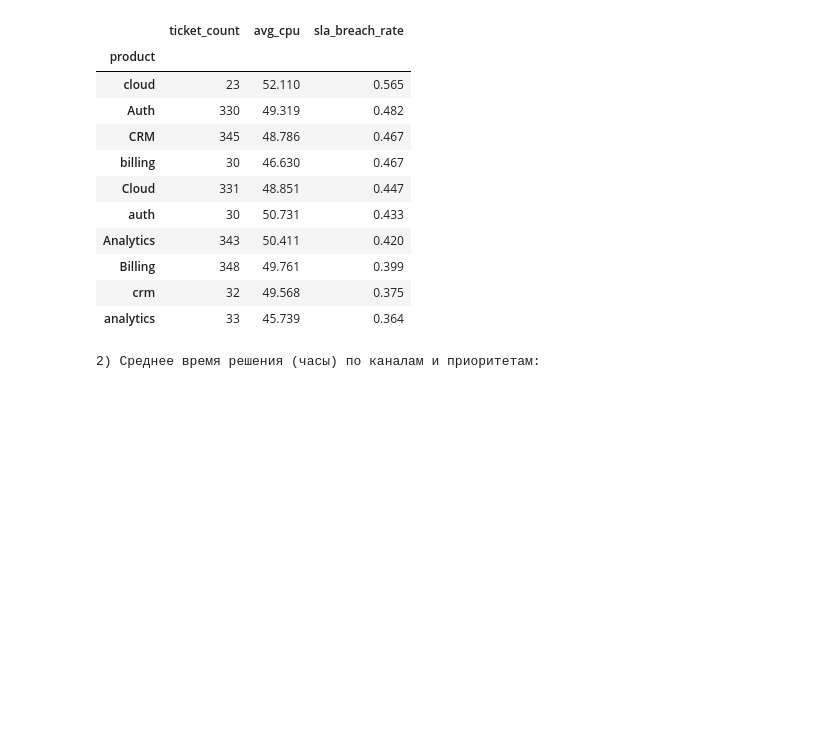
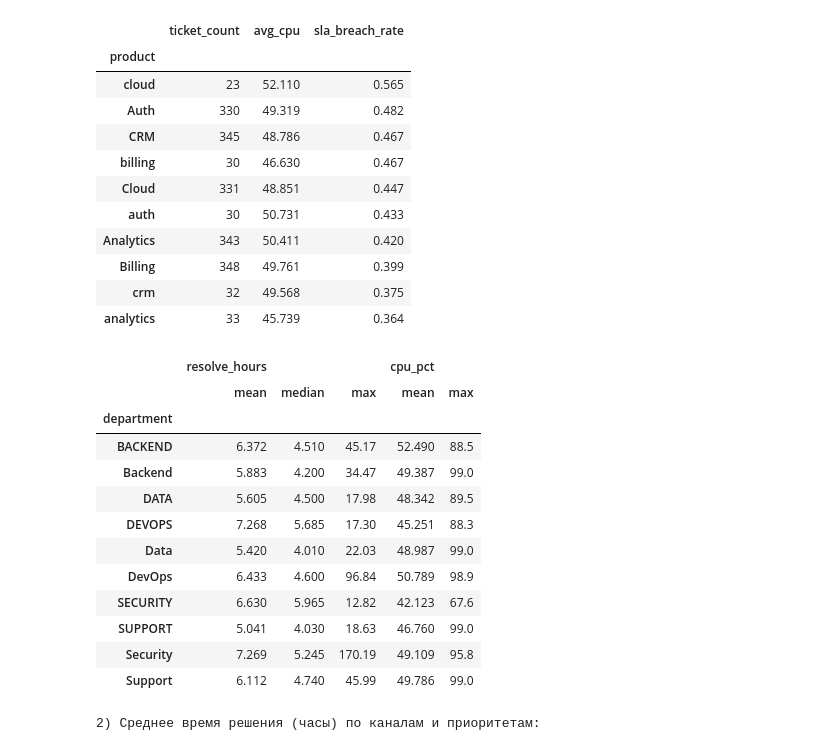
Before and after one commit to AstronomekDomansky/-.-1, a Jupyter notebook: Практическая4.ipynb, the cells around one changed output. Saved outputs shown, nothing was run; the diff lists cells and outputs as text; code cells hidden in the pictures; blank space fills up the shorter version.

```diff
--- a/Практическая4.ipynb
+++ b/Практическая4.ipynb
@@ -565,6 +565,24 @@ display(product_stats.round(3))
 | Billing | 348 | 49.761 | 0.399 |
 | crm | 32 | 49.568 | 0.375 |
 | analytics | 33 | 45.739 | 0.364 |
+# %%
+#Многоуровневые столбцы
+multi_level_df=df_raw.groupby("department").agg({"resolve_hours": ["mean", "median", "max"],"cpu_pct":["mean","max"]})
+display(multi_level_df.round(3))
+# %% [output]
+|  | resolve_hours |  |  | cpu_pct |  |
+|  | mean | median | max | mean | max |
+| department |  |  |  |  |  |
+| BACKEND | 6.372 | 4.510 | 45.17 | 52.490 | 88.5 |
+| Backend | 5.883 | 4.200 | 34.47 | 49.387 | 99.0 |
+| DATA | 5.605 | 4.500 | 17.98 | 48.342 | 89.5 |
+| DEVOPS | 7.268 | 5.685 | 17.30 | 45.251 | 88.3 |
+| Data | 5.420 | 4.010 | 22.03 | 48.987 | 99.0 |
+| DevOps | 6.433 | 4.600 | 96.84 | 50.789 | 98.9 |
+| SECURITY | 6.630 | 5.965 | 12.82 | 42.123 | 67.6 |
+| SUPPORT | 5.041 | 4.030 | 18.63 | 46.760 | 99.0 |
+| Security | 7.269 | 5.245 | 170.19 | 49.109 | 95.8 |
+| Support | 6.112 | 4.740 | 45.99 | 49.786 | 99.0 |
 # %%
 # 2. pivot_table channel × priority
 pivot_channel_priority = pd.pivot_table(
```
Also changed, not shown: parts of 11 cells of this notebook.
